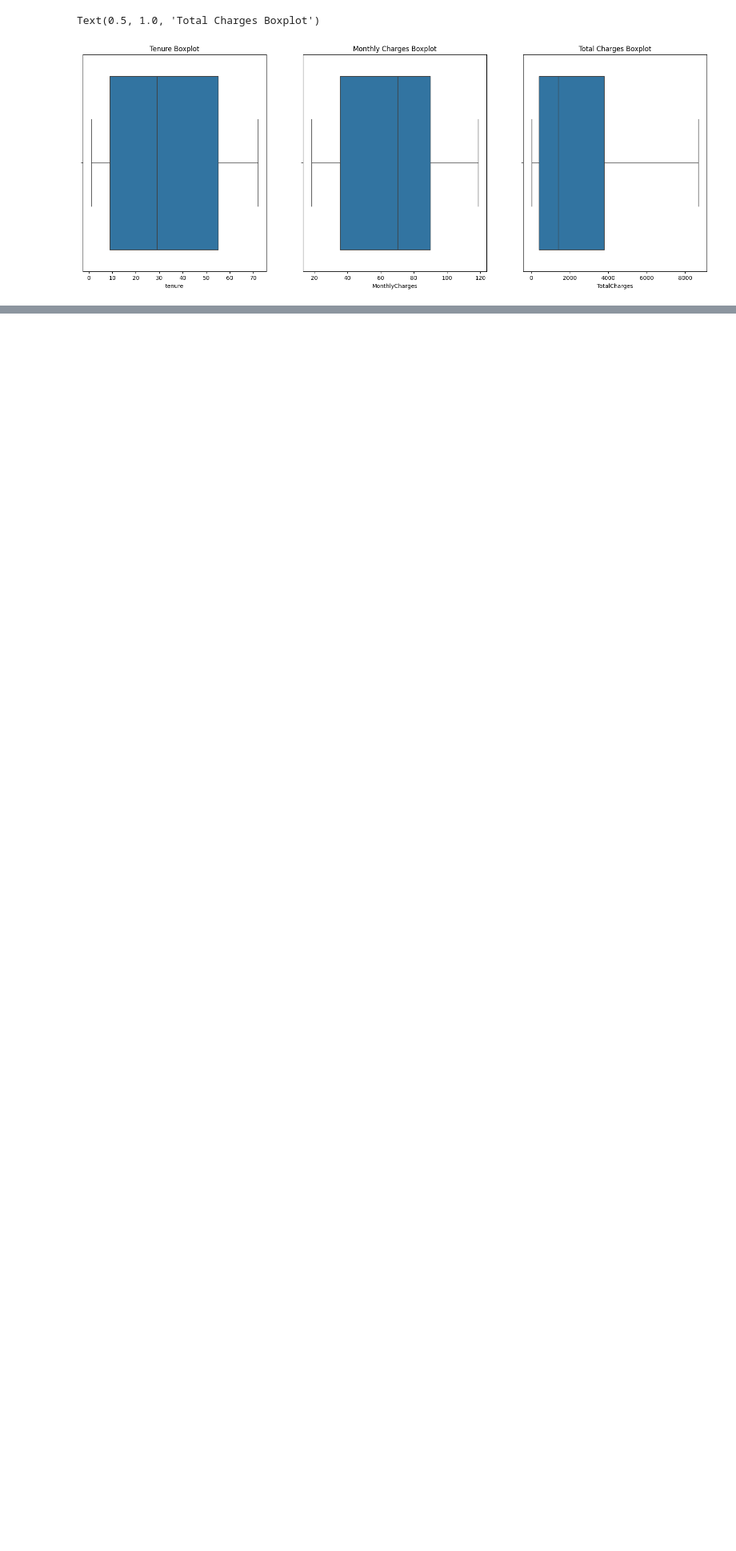
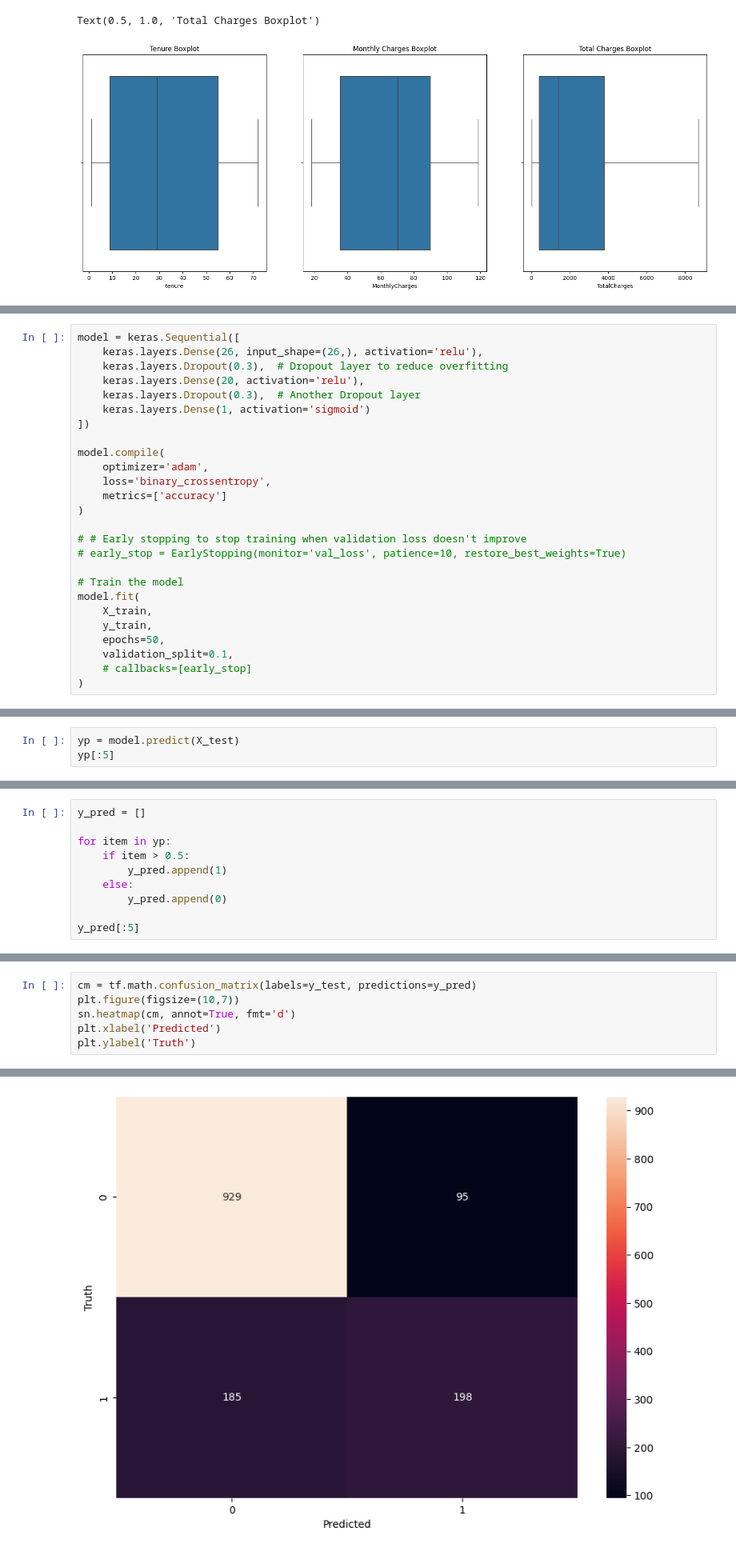
Before and after one commit to dextermadh/Customer-Churn-Prediction-using-ANN, a Jupyter notebook: notebook.ipynb, the cells around one changed output, grey strips where cells are left out. Shown at 80% size. Saved outputs shown, nothing was run; the diff lists cells and outputs as text; blank space fills up the shorter version.

```diff
--- a/notebook.ipynb
+++ b/notebook.ipynb
@@ -195,0 +422,26 @@ Text(0.5, 1.0, 'Total Charges Boxplot')
+# %%
+model = keras.Sequential([
+    keras.layers.Dense(26, input_shape=(26,), activation='relu'),
+    keras.layers.Dropout(0.3),  # Dropout layer to reduce overfitting
+    keras.layers.Dense(20, activation='relu'),
+    keras.layers.Dropout(0.3),  # Another Dropout layer
+    keras.layers.Dense(1, activation='sigmoid')
+])
+
+model.compile(
+    optimizer='adam',
+    loss='binary_crossentropy',
+    metrics=['accuracy']
+)
+
+# # Early stopping to stop training when validation loss doesn't improve
+# early_stop = EarlyStopping(monitor='val_loss', patience=10, restore_best_weights=True)
+
+# Train the model
+model.fit(
+    X_train,
+    y_train,
+    epochs=50,
+    validation_split=0.1,
+    # callbacks=[early_stop]
+)
@@ -195,0 +472,3 @@ Text(0.5, 1.0, 'Total Charges Boxplot')
+# %%
+yp = model.predict(X_test)
+yp[:5]
@@ -195,0 +491,10 @@ Text(0.5, 1.0, 'Total Charges Boxplot')
+# %%
+y_pred = []
+
+for item in yp:
+    if item > 0.5:
+        y_pred.append(1)
+    else:
+        y_pred.append(0)
+
+y_pred[:5]
@@ -195,0 +516,7 @@ Text(0.5, 1.0, 'Total Charges Boxplot')
+# %%
+cm = tf.math.confusion_matrix(labels=y_test, predictions=y_pred)
+plt.figure(figsize=(10,7))
+sn.heatmap(cm, annot=True, fmt='d')
+plt.xlabel('Predicted')
+plt.ylabel('Truth')
+# %% [output]
@@ -195,0 +524 @@ Text(0.5, 1.0, 'Total Charges Boxplot')
+[figure, added]
```
Also changed, not shown: parts of 41 cells of this notebook.
